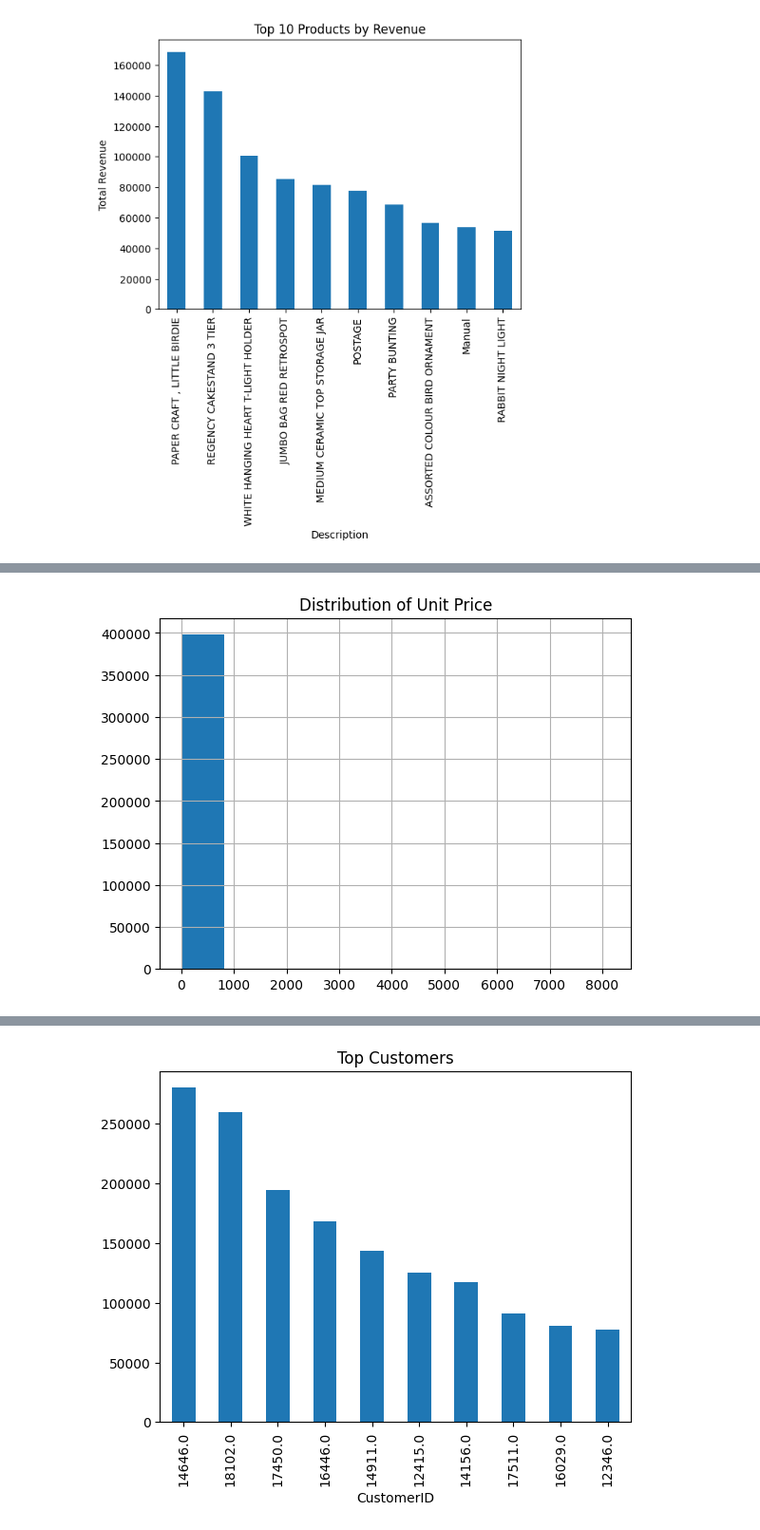
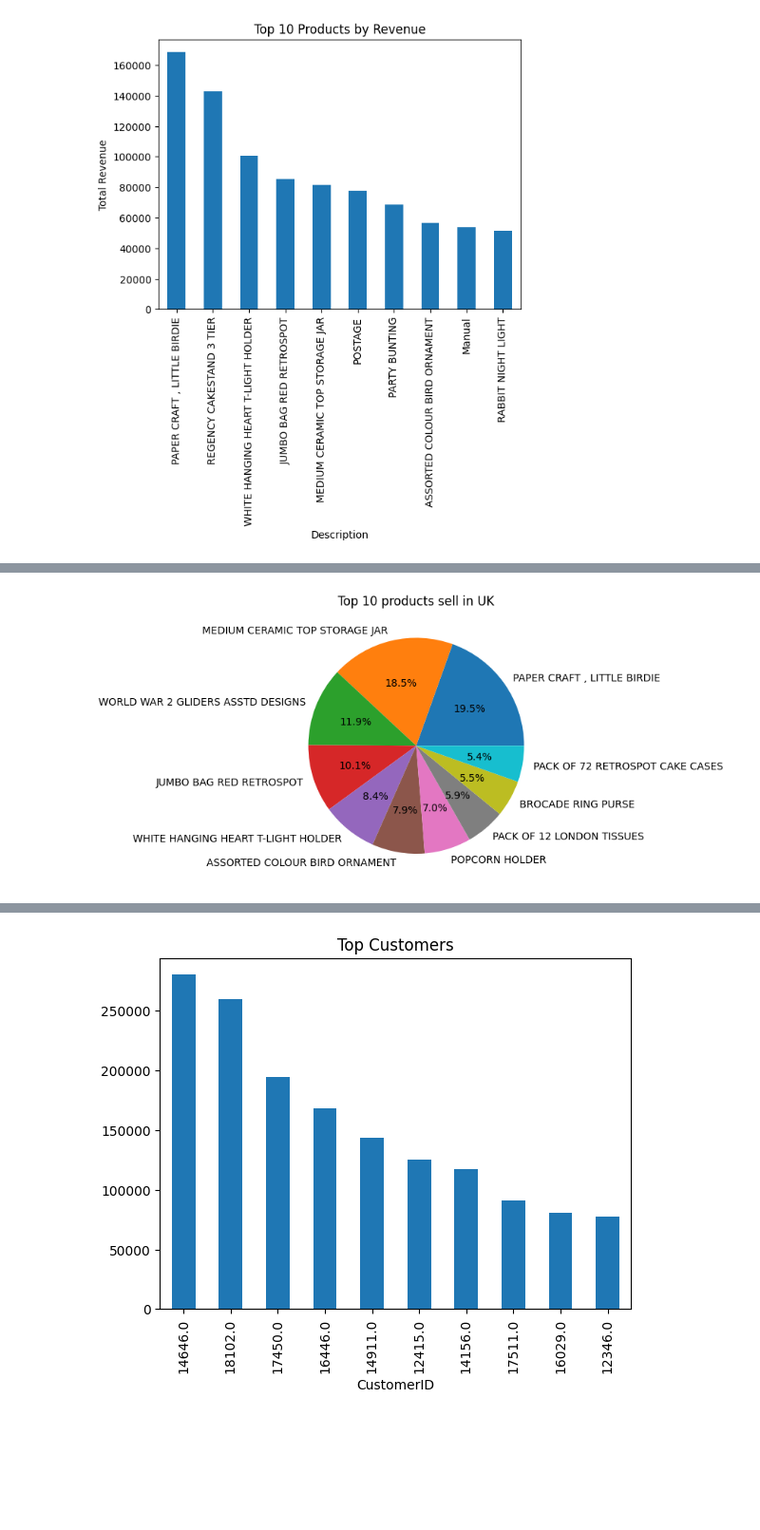
Before and after one commit to srj3777/AI-Model, a Jupyter notebook: Clustering_RealData_Analysis.ipynb, the cells around one changed output, grey strips where cells are left out. Shown at 95% size. Cells and saved outputs as stored; diff of their text form; code cells hidden in the pictures; blank space fills up the shorter version.

```diff
--- a/Clustering_RealData_Analysis.ipynb
+++ b/Clustering_RealData_Analysis.ipynb
@@ -88,7 +116,18 @@ plt.show()
-# %%
-df['UnitPrice'].hist()
-plt.title("Distribution of Unit Price")
-plt.show()
-# %% [output]
-[figure, removed]
+# %%
+top_countries = df.groupby('Country')['Revenue'].sum().sort_values(ascending=False).head(5)
+
+
+df[df['Country'] == 'United Kingdom'] \
+  .groupby('Description')['Quantity'] \
+  .sum() \
+  .sort_values(ascending=False) \
+  .head(10) \
+  .plot(kind='pie',autopct='%1.1f%%')
+
+plt.title("Top 10 products sell in UK")
+plt.ylabel("")
+
+plt.show()
+# %% [output]
+[figure, added]
 # %%
```
Also changed, not shown: parts of 12 cells of this notebook.
